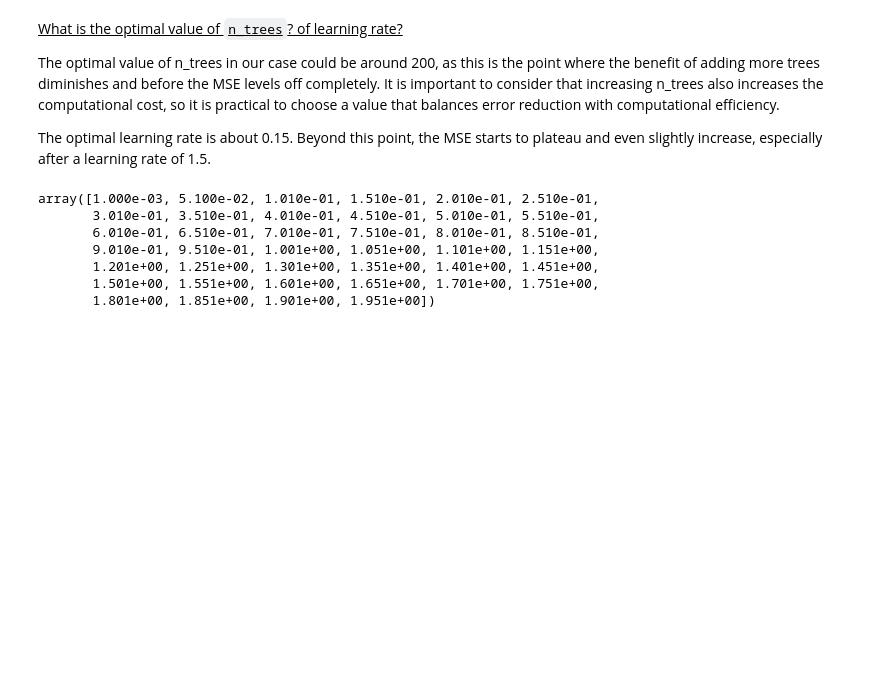
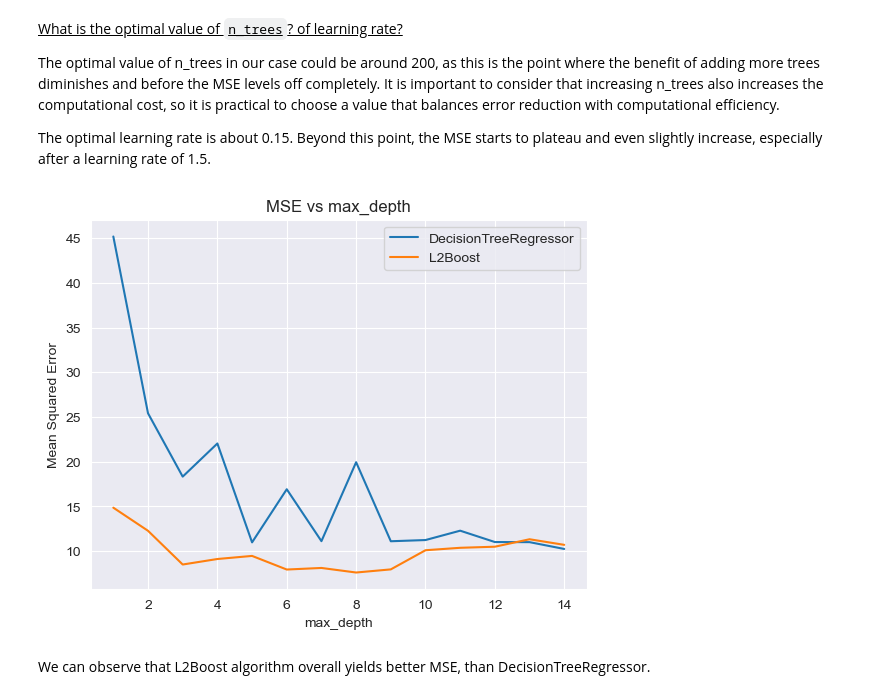
Before and after one commit to JaneAmi/YData_ML, a Jupyter notebook: HW5_Ensemble/SL_HW7_Ensemble.ipynb, the cells around one changed output. Drawn from its saved outputs; the diff is of its cells as text; code cells hidden in the pictures; blank space fills up the shorter version.

```diff
--- a/HW5_Ensemble/SL_HW7_Ensemble.ipynb
+++ b/HW5_Ensemble/SL_HW7_Ensemble.ipynb
@@ -402,14 +408,50 @@ plt.show()
 The optimal value of n_trees in our case could be around 200, as this is the point where the benefit of adding more trees diminishes and before the MSE levels off completely. It is important to consider that increasing n_trees also increases the computational cost, so it is practical to choose a value that balances error reduction with computational efficiency.
 
 The optimal learning rate is about 0.15. Beyond this point, the MSE starts to plateau and even slightly increase, especially after a learning rate of 1.5.
-# %%
-np.arange(0.001, 2, 0.05)
-# %% [output]
-array([1.000e-03, 5.100e-02, 1.010e-01, 1.510e-01, 2.010e-01, 2.510e-01,
-       3.010e-01, 3.510e-01, 4.010e-01, 4.510e-01, 5.010e-01, 5.510e-01,
-       6.010e-01, 6.510e-01, 7.010e-01, 7.510e-01, 8.010e-01, 8.510e-01,
-       9.010e-01, 9.510e-01, 1.001e+00, 1.051e+00, 1.101e+00, 1.151e+00,
-       1.201e+00, 1.251e+00, 1.301e+00, 1.351e+00, 1.401e+00, 1.451e+00,
-       1.501e+00, 1.551e+00, 1.601e+00, 1.651e+00, 1.701e+00, 1.751e+00,
-       1.801e+00, 1.851e+00, 1.901e+00, 1.951e+00])
+# %%
+# 3. Compare the performance with a deep DecisionTreeRegressor (find the optimal `max_depth`).  Who wins?
+
+# load boston
+data_url = "http://lib.stat.cmu.edu/datasets/boston"
+raw_df = pd.read_csv(data_url, sep="\s+", skiprows=22, header=None)
+X = np.hstack([raw_df.values[::2, :], raw_df.values[1::2, :2]])
+y = raw_df.values[1::2, 2]
+
+
+mse_dtr, mse_l2b = [], []
+max_depths = range(1, 15)
+for md in max_depths:
+
+    # print(f'max_depth = {md}')
+    model_dtr = DecisionTreeRegressor(max_depth=md, random_state=42)
+
+    model_l2b = L2Boost(max_depth=md)
+
+    X_train, X_test, y_train, y_test = train_test_split(X, y, test_size=0.25, random_state=42)
+
+    model_dtr.fit(X_train, y_train)
+    pred_dtr = model_dtr.predict(X_test)
+    # print(f'MSE of DecisionTreeRegressor: {mean_squared_error(pred_dtr, y_test)}')
+    mse_dtr.append(mean_squared_error(pred_dtr, y_test))
+
+    model_l2b.fit(X_train, y_train)
+    pred_l2b = model_l2b.predict(X_test)
+    # print(f'MSE of L2Boost: {mean_squared_error(pred_l2b, y_test)}\n')
+    mse_l2b.append(mean_squared_error(pred_l2b, y_test))
+
+plt.figure()
+
+plt.plot(max_depths, mse_dtr, label = 'DecisionTreeRegressor')
+plt.plot(max_depths, mse_l2b, label = 'L2Boost')
+
+plt.title('MSE vs max_depth')
+plt.xlabel('max_depth')
+plt.ylabel('Mean Squared Error')
+plt.legend()
+
+plt.show()
+# %% [output]
+[figure, added]
+# %% [markdown]
+We can observe that L2Boost algorithm overall yields better MSE, than DecisionTreeRegressor.
 # %%
```
Also changed, not shown: parts of 11 cells of this notebook.
